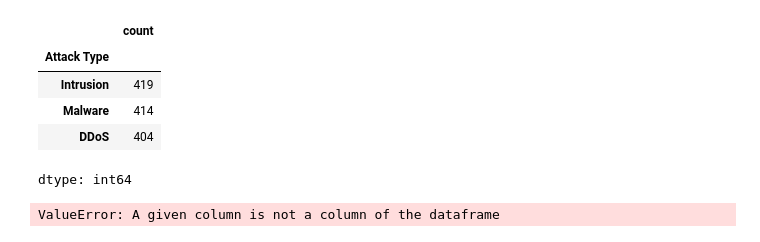
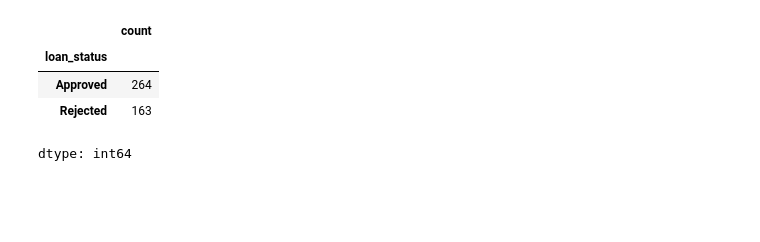
Before and after one commit to chrisJ1252/loanAPI, a Jupyter notebook: cyberAttackModel/cyber_attack_model.ipynb, the cells around one changed output. Saved outputs shown, nothing was run; the diff lists cells and outputs as text; code cells hidden in the pictures; blank space fills up the shorter version.

```diff
--- a/cyberAttackModel/cyber_attack_model.ipynb
+++ b/cyberAttackModel/cyber_attack_model.ipynb
@@ -31,8 +44,8 @@ Path to dataset files: /kaggle/input/cyber-security-attacks
 # %%
 import pandas as pd
 import seaborn as sns
-pathDF = "/kaggle/input/cyber-security-attacks/cybersecurity_attacks.csv"
+pathDF = "/kaggle/input/loan-approval-prediction-dataset/loan_approval_dataset.csv"
 
-cyberData = pd.read_csv(pathDF)
-cyberData
+df = pd.read_csv(pathDF)
+df
 # %% [output]
@@ -72 +88,3 @@ memory usage: 7.6+ MB
+# %%
+df.columns = df.columns.str.strip()
 # %%
@@ -211,19 +160,19 @@ Total features to be processed: 23
 # %%
-cyberDataCleaned['Attack Type'].value_counts()
+df['loan_status'].value_counts()
 # %% [output]
 |  | count |
-| Attack Type |  |
-| Intrusion | 419 |
-| Malware | 414 |
-| DDoS | 404 |
+| loan_status |  |
+| Approved | 264 |
+| Rejected | 163 |
 dtype: int64
 # %%
-from sklearn.model_selection import train_test_split
-X = cyberDataCleaned.drop('Attack Type', axis = 1)
-y = cyberDataCleaned['Attack Type']
+
+
+X = df.drop('loan_status', axis = 1)
+y = df['loan_status']
 X_train,X_test,y_train,y_test = train_test_split(X,y, test_size=.2, random_state=42, stratify=y)
 
-X_train_encoded = preprocessor.fit_transform(X_train)
+preprocessor.fit(X_train, y_train)
+
+X_train_encoded = preprocessor.transform(X_train)
 X_test_encoded = preprocessor.transform(X_test)
-# %% [output]
-ValueError: A given column is not a column of the dataframe
```
Also changed, not shown: parts of 25 cells of this notebook.
